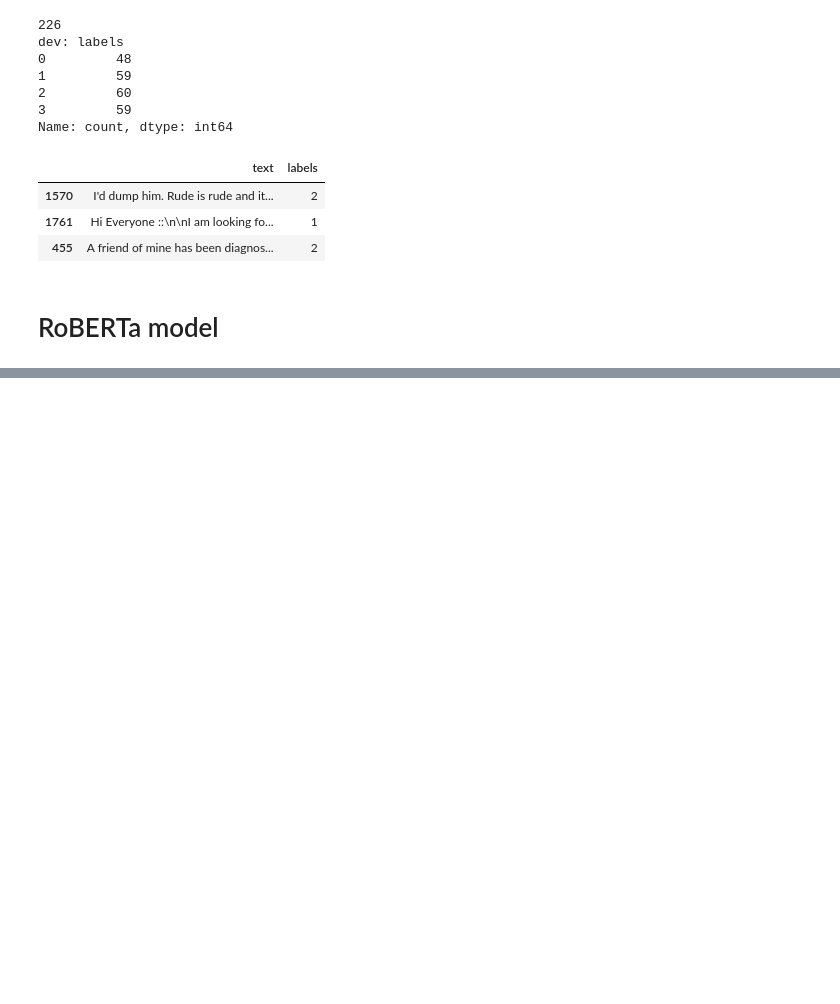
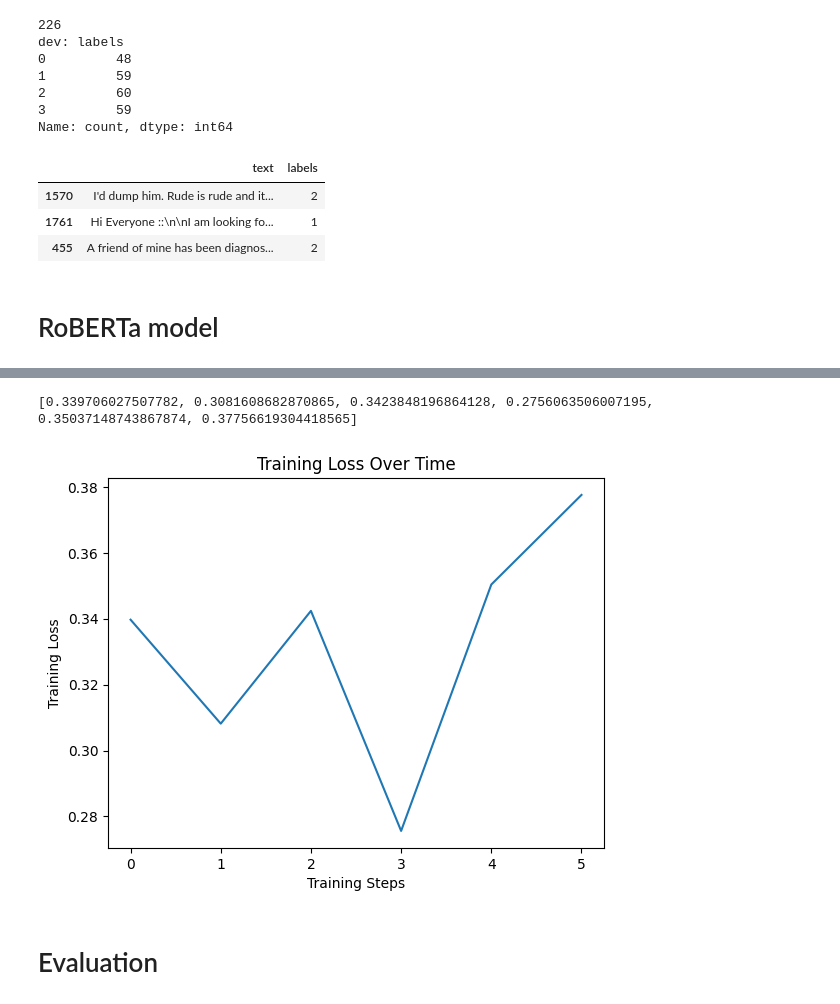
Before and after one commit to owhygithub/TextMining-VU-2024, a Jupyter notebook: lab6/Lab6-assignment-topic-classification.ipynb, the cells around one changed output, grey strips where cells are left out. Saved outputs shown, nothing was run; the diff lists cells and outputs as text; code cells hidden in the pictures; blank space fills up the shorter version.

```diff
--- a/lab6/Lab6-assignment-topic-classification.ipynb
+++ b/lab6/Lab6-assignment-topic-classification.ipynb
@@ -22,11 +25,28 @@ from sklearn.datasets import fetch_20newsgroups
 ### importing dataset of 20 newsgroups with 18K posts on 20 topics
 # %%
 # load only a sub-selection of the categories (4 in our case)
-categories = ['alt.atheism', 'comp.graphics', 'sci.med', 'sci.space']
+categories = ["alt.atheism", "comp.graphics", "sci.med", "sci.space"]
 
 # remove the headers, footers and quotes (to avoid overfitting)
-newsgroups_train = fetch_20newsgroups(subset='train', remove=('headers', 'footers', 'quotes'), categories=categories, random_state=42)
-newsgroups_test = fetch_20newsgroups(subset='test', remove=('headers', 'footers', 'quotes'), categories=categories, random_state=42)
+newsgroups_train = fetch_20newsgroups(
+    subset="train",
+    remove=("headers", "footers", "quotes"),
+    categories=categories,
+    random_state=42,
+)
+newsgroups_test = fetch_20newsgroups(
+    subset="test",
+    remove=("headers", "footers", "quotes"),
+    categories=categories,
+    random_state=42,
+)
+
+from collections import Counter
+
+Counter(newsgroups_train.target)
+
+train = pd.DataFrame({"text": newsgroups_train.data, "labels": newsgroups_train.target})
+test = pd.DataFrame({"text": newsgroups_test.data, "labels": newsgroups_test.target})
 # %% [markdown]
 # Data Exploration
 # %%
@@ -186,0 +248,15 @@ result
+# %%
+print(train_loss_history)
+# %% [output]
+[0.339706027507782, 0.3081608682870865, 0.3423848196864128, 0.2756063506007195, 0.35037148743867874, 0.37756619304418565]
+# %%
+# Plot training loss history
+plt.plot(train_loss_history)
+plt.xlabel("Training Steps")
+plt.ylabel("Training Loss")
+plt.title("Training Loss Over Time")
+plt.show()
+# %% [output]
+[figure, added]
+# %% [markdown]
+# Evaluation
```
Also changed, not shown: parts of 13 cells of this notebook, 6 other files.
